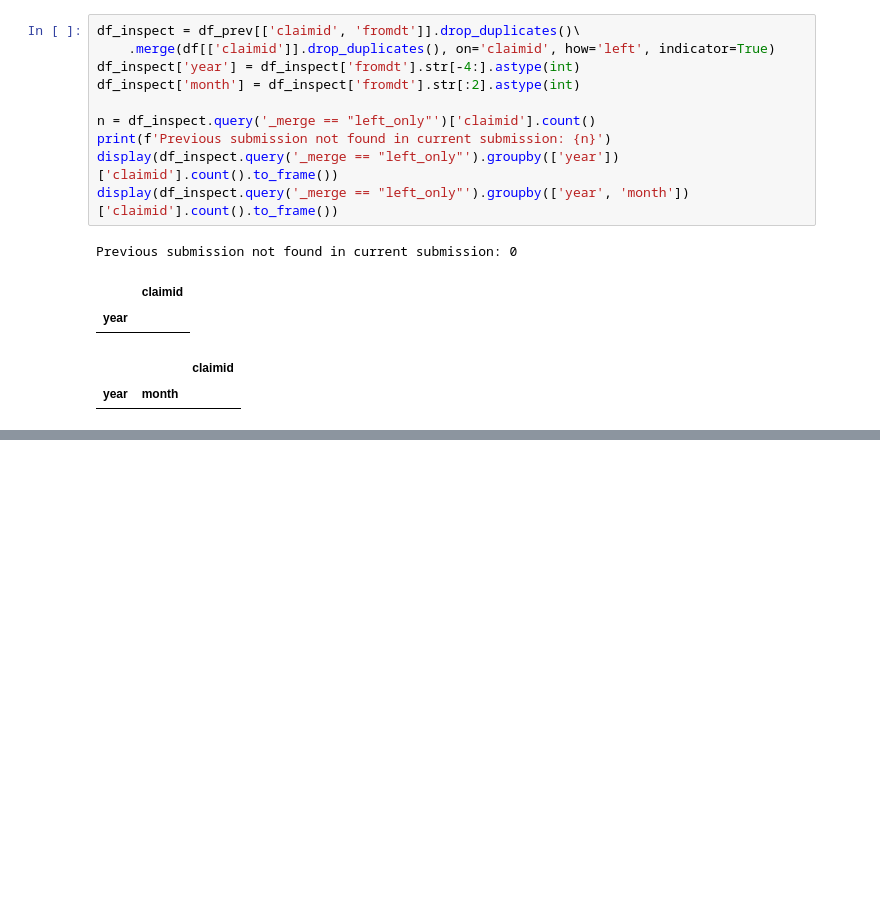
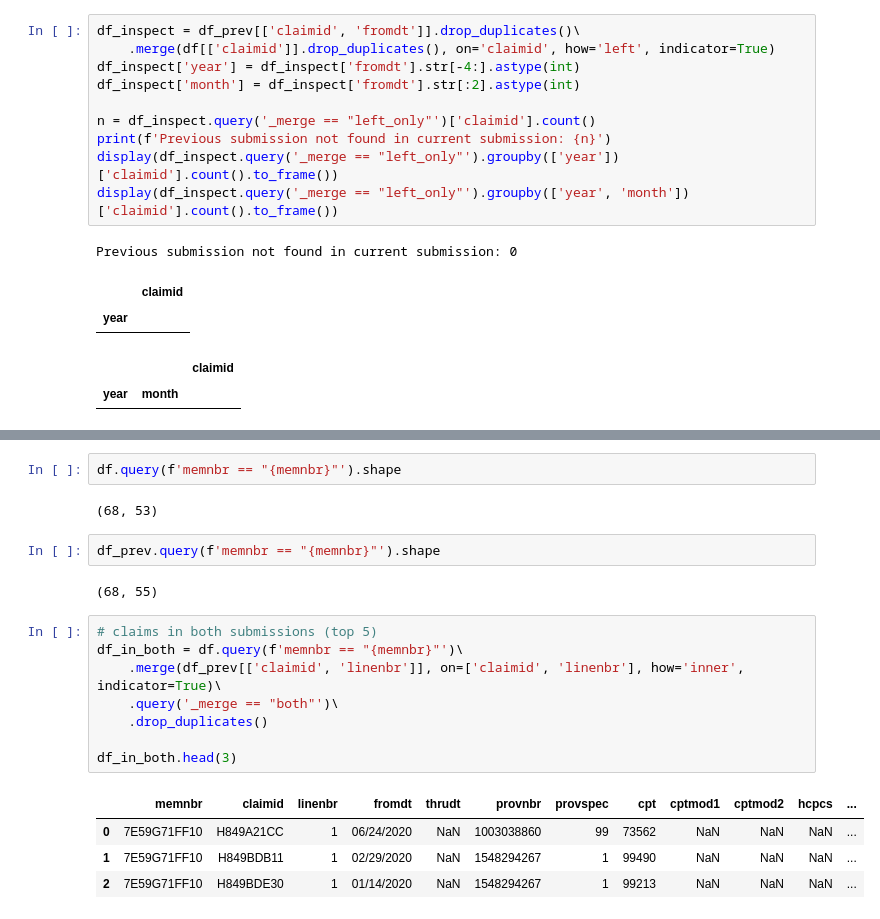
Before and after one commit to henrycheng-ih/HEDIS_monthly_submission, a Jupyter notebook: previous_submission_comparison/compare_EZCAP_claim.ipynb, the cells around one changed output, grey strips where cells are left out. Cells and saved outputs as stored; diff of their text form; blank space fills up the shorter version.

```diff
--- a/previous_submission_comparison/compare_EZCAP_claim.ipynb
+++ b/previous_submission_comparison/compare_EZCAP_claim.ipynb
@@ -82,0 +117,21 @@ Previous submission not found in current submission: 0
+# %%
+df.query(f'memnbr == "{memnbr}"').shape
+# %% [output]
+(68, 53)
+# %%
+df_prev.query(f'memnbr == "{memnbr}"').shape
+# %% [output]
+(68, 55)
+# %%
+# claims in both submissions (top 5)
+df_in_both = df.query(f'memnbr == "{memnbr}"')\
+    .merge(df_prev[['claimid', 'linenbr']], on=['claimid', 'linenbr'], how='inner', indicator=True)\
+    .query('_merge == "both"')\
+    .drop_duplicates()
+
+df_in_both.head(3)
+# %% [output]
+|  | memnbr | claimid | linenbr | fromdt | thrudt | provnbr | provspec | cpt | cptmod1 | cptmod2 | hcpcs | ... |
+| 0 | 7E59G71FF10 | H849A21CC | 1 | 06/24/2020 | NaN | 1003038860 | 99 | 73562 | NaN | NaN | NaN | ... |
+| 1 | 7E59G71FF10 | H849BDB11 | 1 | 02/29/2020 | NaN | 1548294267 | 1 | 99490 | NaN | NaN | NaN | ... |
+| 2 | 7E59G71FF10 | H849BDE30 | 1 | 01/14/2020 | NaN | 1548294267 | 1 | 99213 | NaN | NaN | NaN | ... |
```
Also changed, not shown: parts of 15 cells of this notebook, 4 other files.
